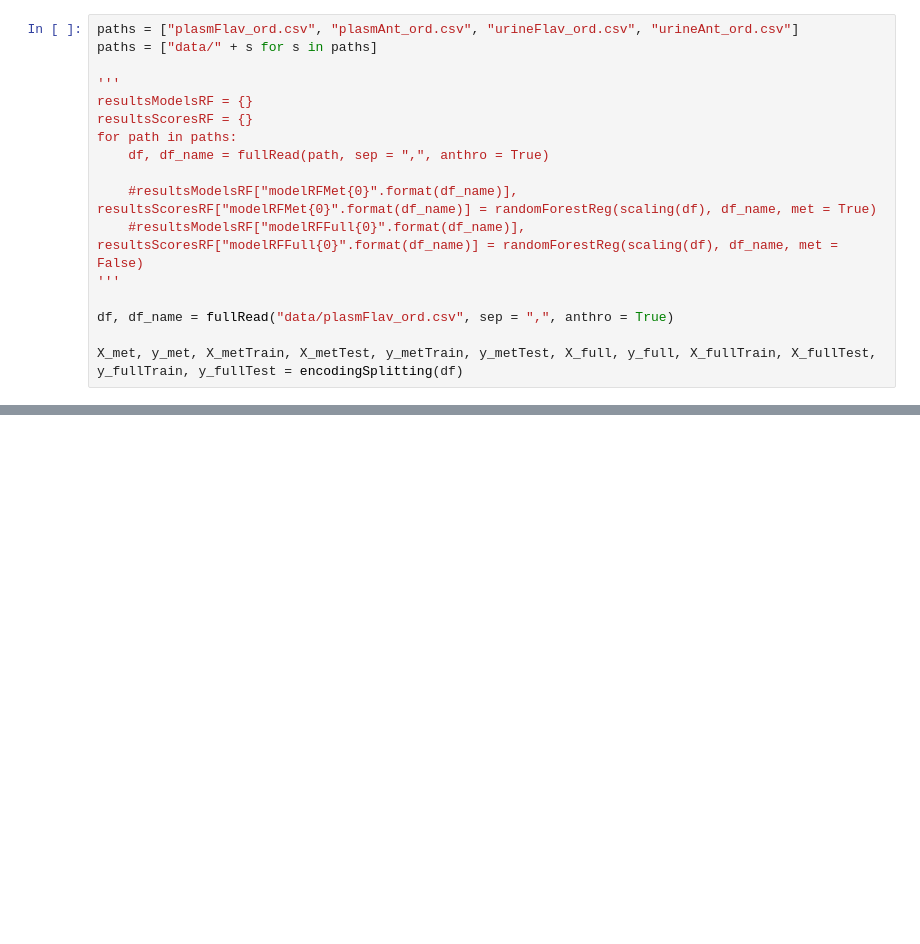
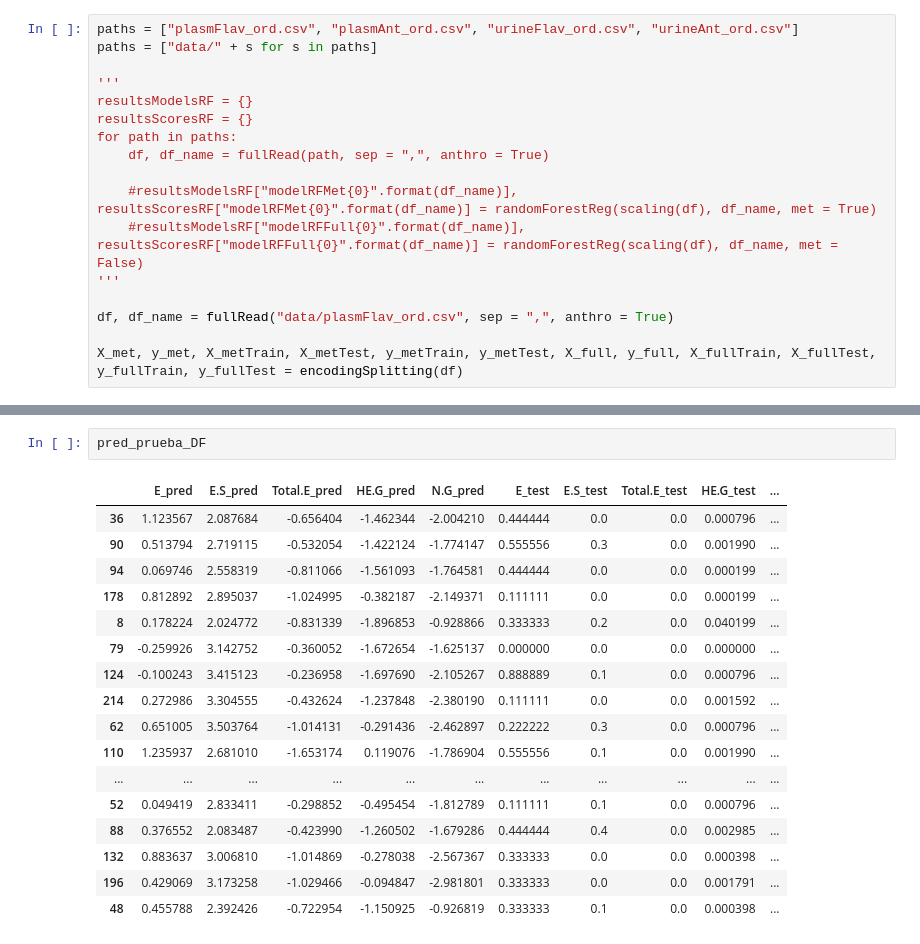
Before and after one commit to dhprieto/thirdArt, a Jupyter notebook: newPlots.ipynb, the cells around one changed output, grey strips where cells are left out. Cells and saved outputs as stored; diff of their text form; blank space fills up the shorter version.

```diff
--- a/newPlots.ipynb
+++ b/newPlots.ipynb
@@ -95,0 +105,20 @@ posx and posy should be finite values
+# %%
+pred_prueba_DF
+# %% [output]
+|  | E_pred | E.S_pred | Total.E_pred | HE.G_pred | N.G_pred | E_test | E.S_test | Total.E_test | HE.G_test | ... |
+| 36 | 1.123567 | 2.087684 | -0.656404 | -1.462344 | -2.004210 | 0.444444 | 0.0 | 0.0 | 0.000796 | ... |
+| 90 | 0.513794 | 2.719115 | -0.532054 | -1.422124 | -1.774147 | 0.555556 | 0.3 | 0.0 | 0.001990 | ... |
+| 94 | 0.069746 | 2.558319 | -0.811066 | -1.561093 | -1.764581 | 0.444444 | 0.0 | 0.0 | 0.000199 | ... |
+| 178 | 0.812892 | 2.895037 | -1.024995 | -0.382187 | -2.149371 | 0.111111 | 0.0 | 0.0 | 0.000199 | ... |
+| 8 | 0.178224 | 2.024772 | -0.831339 | -1.896853 | -0.928866 | 0.333333 | 0.2 | 0.0 | 0.040199 | ... |
+| 79 | -0.259926 | 3.142752 | -0.360052 | -1.672654 | -1.625137 | 0.000000 | 0.0 | 0.0 | 0.000000 | ... |
+| 124 | -0.100243 | 3.415123 | -0.236958 | -1.697690 | -2.105267 | 0.888889 | 0.1 | 0.0 | 0.000796 | ... |
+| 214 | 0.272986 | 3.304555 | -0.432624 | -1.237848 | -2.380190 | 0.111111 | 0.0 | 0.0 | 0.001592 | ... |
+| 62 | 0.651005 | 3.503764 | -1.014131 | -0.291436 | -2.462897 | 0.222222 | 0.3 | 0.0 | 0.000796 | ... |
+| 110 | 1.235937 | 2.681010 | -1.653174 | 0.119076 | -1.786904 | 0.555556 | 0.1 | 0.0 | 0.001990 | ... |
+| ... | ... | ... | ... | ... | ... | ... | ... | ... | ... | ... |
+| 52 | 0.049419 | 2.833411 | -0.298852 | -0.495454 | -1.812789 | 0.111111 | 0.1 | 0.0 | 0.000796 | ... |
+| 88 | 0.376552 | 2.083487 | -0.423990 | -1.260502 | -1.679286 | 0.444444 | 0.4 | 0.0 | 0.002985 | ... |
+| 132 | 0.883637 | 3.006810 | -1.014869 | -0.278038 | -2.567367 | 0.333333 | 0.0 | 0.0 | 0.000398 | ... |
+| 196 | 0.429069 | 3.173258 | -1.029466 | -0.094847 | -2.981801 | 0.333333 | 0.0 | 0.0 | 0.001791 | ... |
+| 48 | 0.455788 | 2.392426 | -0.722954 | -1.150925 | -0.926819 | 0.333333 | 0.1 | 0.0 | 0.000398 | ... |
```
Also changed, not shown: parts of 8 cells of this notebook.
